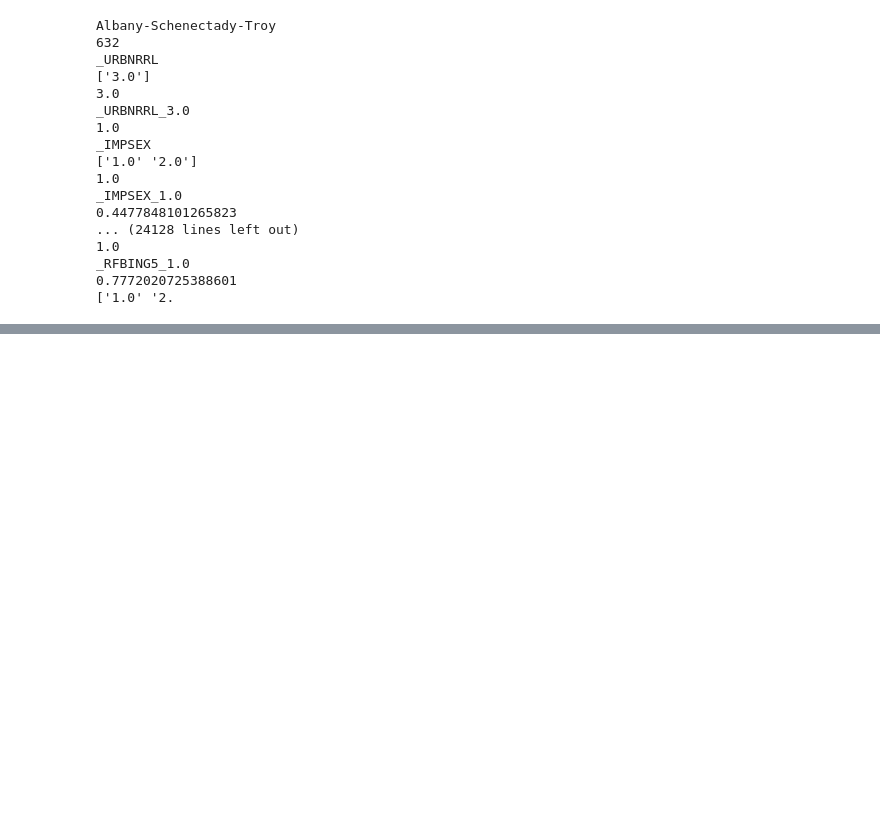
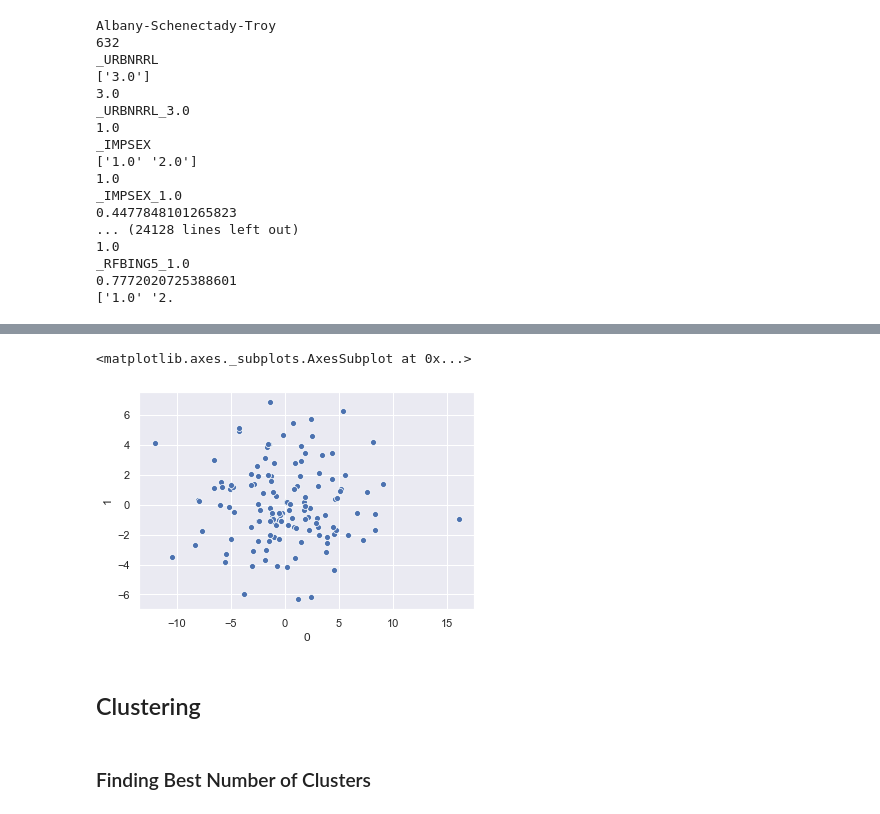
Before and after one commit to mekhod/food_data_bokeh, a Jupyter notebook: pca_food_data.ipynb, the cells around one changed output, grey strips where cells are left out. Saved outputs shown, nothing was run; the diff lists cells and outputs as text; code cells hidden in the pictures; blank space fills up the shorter version.

```diff
--- a/pca_food_data.ipynb
+++ b/pca_food_data.ipynb
@@ -215,0 +356,4 @@ list_data_transformed
+# %%
+pca = PCA(n_components=6)
+# %%
+pca.fit(df_transformed_normed)
@@ -215,0 +363,4 @@ list_data_transformed
+# %%
+pca_transformed_normed = pca.transform(df_transformed_normed)
+# %%
+df_pca_transformed_normed = pd.DataFrame(pca_transformed_normed)
@@ -215,0 +383,7 @@ list_data_transformed
+# %%
+sns.scatterplot(x=0, y=1, data=df_pca_transformed_normed)
+# %% [output]
+<matplotlib.axes._subplots.AxesSubplot at 0x...>
+[figure, added]
+# %% [markdown]
+## Clustering
@@ -215,0 +404,2 @@ list_data_transformed
+# %% [markdown]
+### Finding Best Number of Clusters
```
Also changed, not shown: parts of 35 cells of this notebook.
